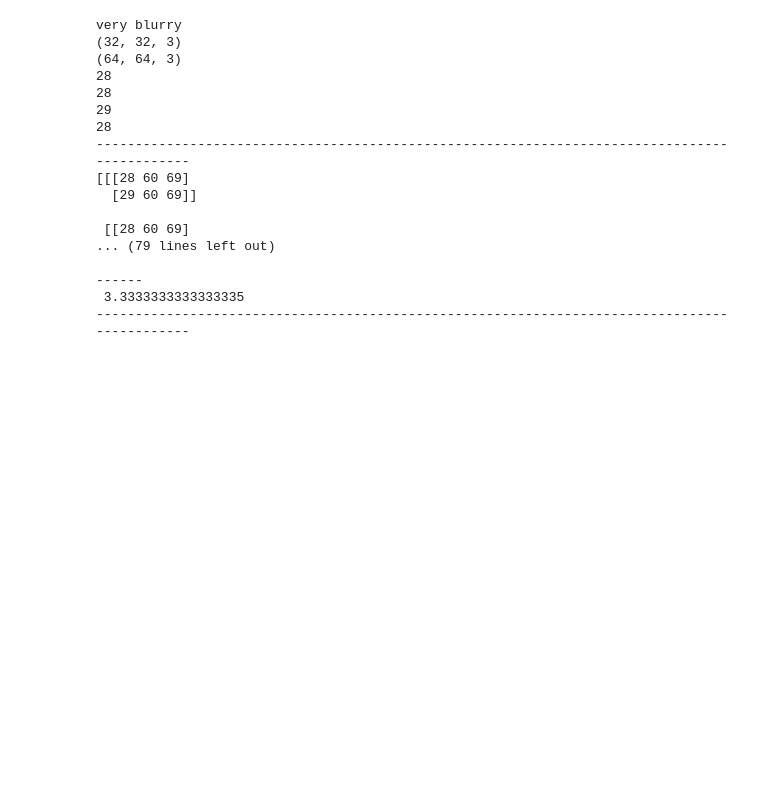
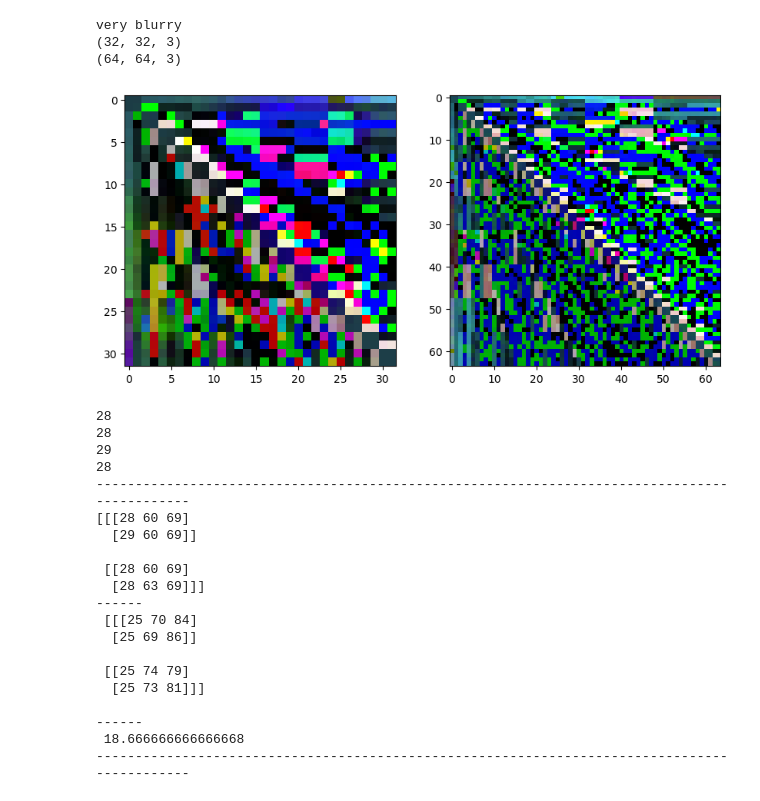
Before and after one commit to LouiseCouture/ball_detection_app_for_tipp-kick, a Jupyter notebook: wavelet.ipynb, the cells around one changed output. Saved outputs shown, nothing was run; the diff lists cells and outputs as text; code cells hidden in the pictures; blank space fills up the shorter version.

Commit message:
good detection
pretty good wavelet  and ransac detection

```diff
--- a/wavelet.ipynb
+++ b/wavelet.ipynb
@@ -105,52 +109,53 @@ def compare(file1,file2):
     waveletT=Wavelet(template_test)
     print(waveletT.shape)
     #fig.add_subplot(1,2,1)
     #plt.imshow(waveletT)
 
 
     #template_test = cv2.imread('template/templateGoal.png')
     template_test = cv2.imread(file2)
     wavelet=Wavelet(template_test)
     print(wavelet.shape)
     #fig.add_subplot(1,2,2)
     #plt.imshow(wavelet)
 
     plt.show()
 
     print(waveletT[0,0,0])
     print(waveletT[1,0,0])
     print(waveletT[0,1,0])
     print(waveletT[1,1,0])
 
     print("---------------------------------------------------------------------------------------------")
 
     print(waveletT[:2,:2,:],"\n------\n",wavelet[:2,:2,:])
-    print("\n------\n",np.sum(cv2.absdiff(waveletT[:2,:2,:],wavelet[:2,:2,:]))/3)
+    print("\n------\n",np.sum(cv2.absdiff(waveletT[:2,:2,:2],wavelet[:2,:2,:2]))/3)
     print("---------------------------------------------------------------------------------------------")
 
 print("\nvery blurry")
-compare('template/templateRGB_Black.png','template/templateMovement.png')
-print("\nblurry")
-compare('template/templateRGB_Black.png','template/template_blurry.png')
-print("\nhand")
-compare('template/templateRGB_Black.png','template/object2.jpg')
-print("\ncloth")
-compare('template/templateRGB_Black.png','template/object79.jpg')
+compare('template/templateRGB_both.png','image.png')
 # %% [output]
 very blurry
 (32, 32, 3)
 (64, 64, 3)
-28
-28
-29
-28
----------------------------------------------------------------------------------------------
-[[[28 60 69]
-  [29 60 69]]
-
- [[28 60 69]
-... (79 lines left out)
-
-------
- 3.3333333333333335
----------------------------------------------------------------------------------------------
+[figure, added]
+28
+28
+29
+28
+---------------------------------------------------------------------------------------------
+[[[28 60 69]
+  [29 60 69]]
+
+ [[28 60 69]
+  [28 63 69]]]
+------
+ [[[25 70 84]
+  [25 69 86]]
+
+ [[25 74 79]
+  [25 73 81]]]
+
+------
+ 18.666666666666668
+---------------------------------------------------------------------------------------------
```
Also changed, not shown: parts of 1 cell of this notebook, 6 other files.
